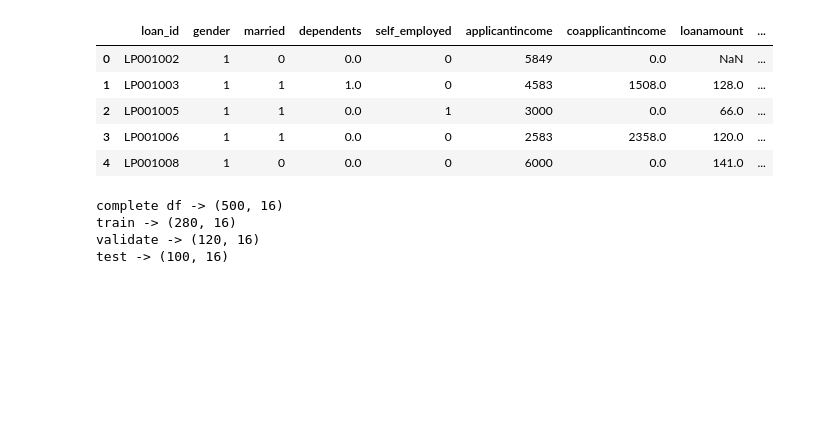
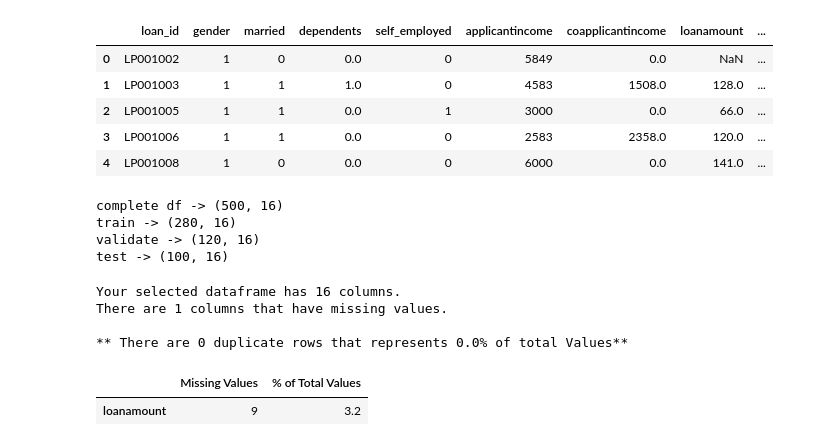
Before and after one commit to cindyvillanuevads/individual_project, a Jupyter notebook: loan_application_project.ipynb, the cells around one changed output. Saved outputs shown, nothing was run; the diff lists cells and outputs as text; code cells hidden in the pictures; blank space fills up the shorter version.

```diff
--- a/loan_application_project.ipynb
+++ b/loan_application_project.ipynb
@@ -391,0 +361,10 @@ def impute_mode(train, validate, test):
+# %%
+#checking missing values
+p.miss_dup_values(train)
+# %% [output]
+Your selected dataframe has 16 columns.
+There are 1 columns that have missing values.
+
+** There are 0 duplicate rows that represents 0.0% of total Values**
+|  | Missing Values | % of Total Values |
+| loanamount | 9 | 3.2 |
```
Also changed, not shown: parts of 13 cells of this notebook.
